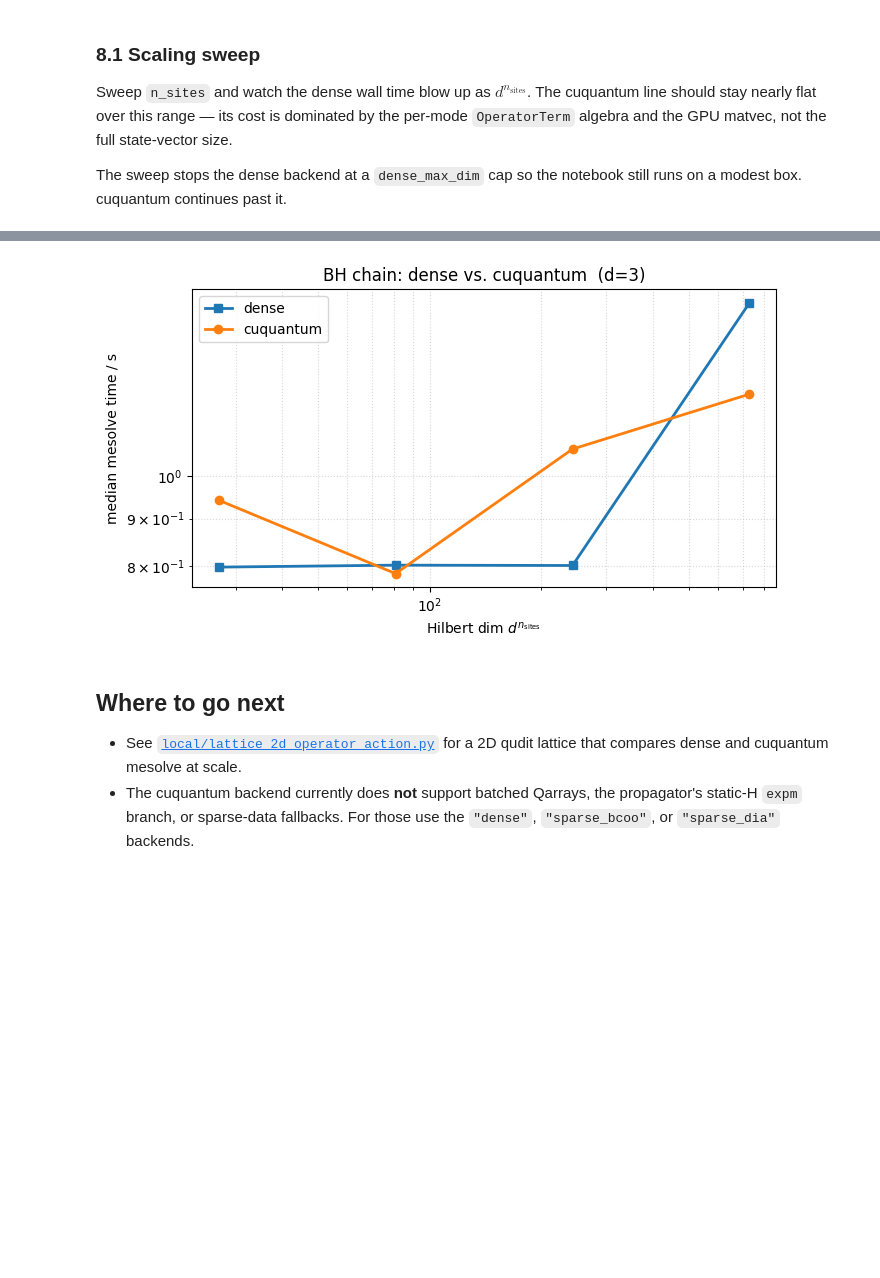
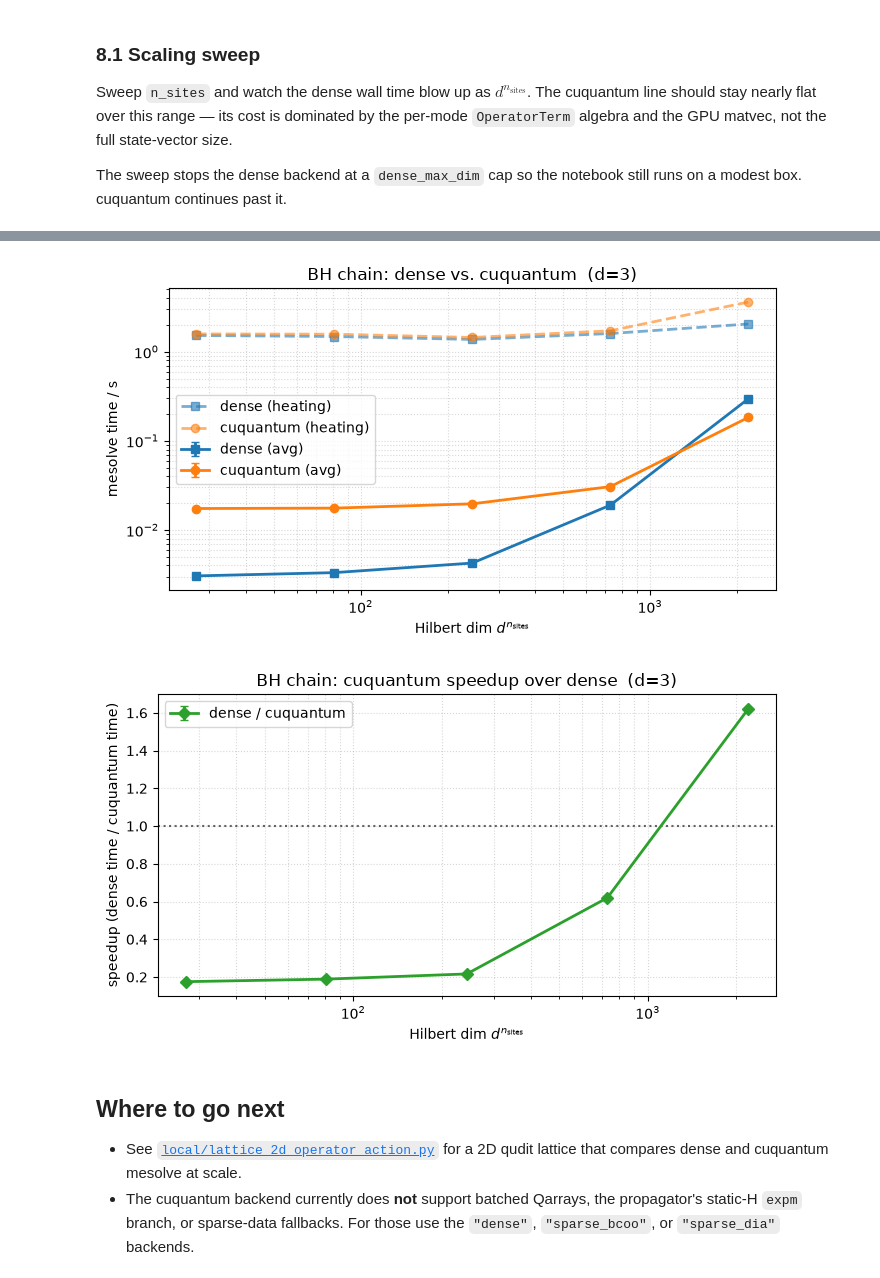
Before and after one commit to EQuS/jaxquantum, a Jupyter notebook: docs/documentation/tutorials/cuquantum.ipynb, the cells around one changed output, grey strips where cells are left out. Drawn from its saved outputs; the diff is of its cells as text; code cells hidden in the pictures; blank space fills up the shorter version.

```diff
--- a/docs/documentation/tutorials/cuquantum.ipynb
+++ b/docs/documentation/tutorials/cuquantum.ipynb
@@ -350,8 +350,10 @@ Now the headline reason to use cuquantum: speed at scale.
 `mesolve` is JIT-compiled by JAX, so the first call pays a one-time compilation cost. We warm up both backends with a single short run, then time the *steady-state* per-step cost. Increasing `n_sites` quickly makes the dense backend infeasible while cuquantum keeps going — its memory and per-step cost scale with the **per-mode** dimensions, not with the full Kronecker product.
 # %%
 import time
+from functools import partial
 
-def time_mesolve(H, rho0, tlist, c_ops, *, n_runs=1, label=""):
+
+def time_mesolve(H, rho0, tlist, c_ops, *, n_runs=3, label=""):
     """Run ``mesolve`` once to warm JIT, then time ``n_runs`` more calls.
 
     Returns the median wall time per run (excluding compilation).
@@ -364,24 +366,25 @@ def time_mesolve(H, rho0, tlist, c_ops, *, n_runs=1, label=""):
     out.data.block_until_ready()  # block on the device to make timing honest
 
     times = []
-    for _ in range(n_runs):
+    solve_func = jax.jit(partial(jqt.mesolve, solver_options=opts))
+    for j in range(n_runs+1):
         t0 = time.perf_counter()
-        out = jqt.mesolve(H, rho0, tlist, c_ops=c_ops, solver_options=opts)
+        out = solve_func(H, rho0, tlist, c_ops=c_ops)
         out.data.block_until_ready()
         times.append(time.perf_counter() - t0)
-    median = sorted(times)[len(times) // 2]
-    print(f"{label:>12s}  median: {median:7.3f} s   (runs: {[f'{t:.3f}' for t in times]})")
-    return median
+    return times
 
 print(f"timing mesolve at n_sites={n_sites}, d={d}, hilbert dim={d**n_sites}")
 t_dense = time_mesolve(H_dense, rho0, tlist,
                        c_ops=jqt.Qarray.from_list([L0_dense]),
                        label="dense")
+
+
 if HAS_CUDA:
     t_cu = time_mesolve(H_cu, rho0, tlist,
                         c_ops=[L0_cu],
                         label="cuquantum")
-    print(f"\nspeedup (dense / cuquantum): {t_dense / t_cu:.2f}x")
+    print(f"\nspeedup (dense / cuquantum): {jnp.average(jnp.array(t_dense[1:])) / jnp.average(jnp.array(t_cu[1:])):.2f}x")
 else:
     t_cu = float("nan")
     print("cuquantum timing skipped: no CUDA device.")
@@ -453,30 +481,71 @@ if not HAS_CUDA:
 # %%
 import math
+import numpy as np
 
+# --- Plot 1: absolute timings ---
 fig, ax = plt.subplots(figsize=(7, 4))
 dims = results["dim"]
 
-dense_pts = [(x, y) for x, y in zip(dims, results["dense"]) if not math.isnan(y)]
-if dense_pts:
-    xs, ys = zip(*dense_pts)
-    ax.plot(xs, ys, "s-", label="dense", lw=2)
+for backend, marker, color in [("dense", "s", "C0"), ("cuquantum", "o", "C1")]:
+    heating = results[backend]["heating"]
+    average = results[backend]["average"]
+    err = results[backend]["err"]
 
-cu_pts = [(x, y) for x, y in zip(dims, results["cuquantum"]) if not math.isnan(y)]
-if cu_pts:
-    xs, ys = zip(*cu_pts)
-    ax.plot(xs, ys, "o-", label="cuquantum", lw=2)
+    # heating curve (dashed, no errorbars)
+    h_pts = [(x, y) for x, y in zip(dims, heating) if not math.isnan(y)]
+    if h_pts:
+        xs, ys = zip(*h_pts)
+        ax.plot(xs, ys, marker + "--", color=color,
+                label=f"{backend} (heating)", lw=2, alpha=0.6)
+
+    # average +/- err (solid, with errorbars)
+    a_pts = [(x, y, e) for x, y, e in zip(dims, average, err) if not math.isnan(y)]
+    if a_pts:
+        xs, ys, es = zip(*a_pts)
+        ax.errorbar(xs, ys, yerr=es, fmt=marker + "-", color=color,
+                    label=f"{backend} (avg)", lw=2, capsize=3)
 
 ax.set_xscale("log")
 ax.set_yscale("log")
 ax.set_xlabel(r"Hilbert dim $d^{n_\mathrm{sites}}$")
-ax.set_ylabel("median mesolve time / s")
+ax.set_ylabel("mesolve time / s")
 ax.set_title(f"BH chain: dense vs. cuquantum  (d={d})")
 ax.grid(True, which="both", ls=":", alpha=0.5)
 ax.legend()
 fig.tight_layout()
 plt.show()
+
+# --- Plot 2: speedup ratio dense / cuquantum ---
+a = np.array(results["dense"]["average"], dtype=float)
+sa = np.array(results["dense"]["err"], dtype=float)
+b = np.array(results["cuquantum"]["average"], dtype=float)
+sb = np.array(results["cuquantum"]["err"], dtype=float)
+dims_arr = np.array(dims, dtype=float)
+
+ratio = a / b
+ratio_err = ratio * np.sqrt((sa / a) ** 2 + (sb / b) ** 2)
+
+mask = ~(np.isnan(ratio) | np.isnan(ratio_err))
+
+if mask.any():
+    fig2, ax2 = plt.subplots(figsize=(7, 4))
+    ax2.errorbar(dims_arr[mask], ratio[mask], yerr=ratio_err[mask],
+                 fmt="D-", color="C2", lw=2, capsize=3, label="dense / cuquantum")
+    ax2.axhline(1.0, ls=":", color="k", alpha=0.6)
+    ax2.set_xscale("log")
+    # ax2.set_yscale("log")
+    ax2.set_xlabel(r"Hilbert dim $d^{n_\mathrm{sites}}$")
+    ax2.set_ylabel("speedup (dense time / cuquantum time)")
+    ax2.set_title(f"BH chain: cuquantum speedup over dense  (d={d})")
+    ax2.grid(True, which="both", ls=":", alpha=0.5)
+    ax2.legend()
+    fig2.tight_layout()
+    plt.show()
+else:
+    print("No overlapping dense+cuquantum points to form a ratio (need both backends to succeed).")
 # %% [output]
-[figure, old version]
+[figure, new version]
+[figure, added]
 # %% [markdown]
 ## Where to go next
 
```
Also changed, not shown: parts of 3 cells of this notebook, 1 other file.
